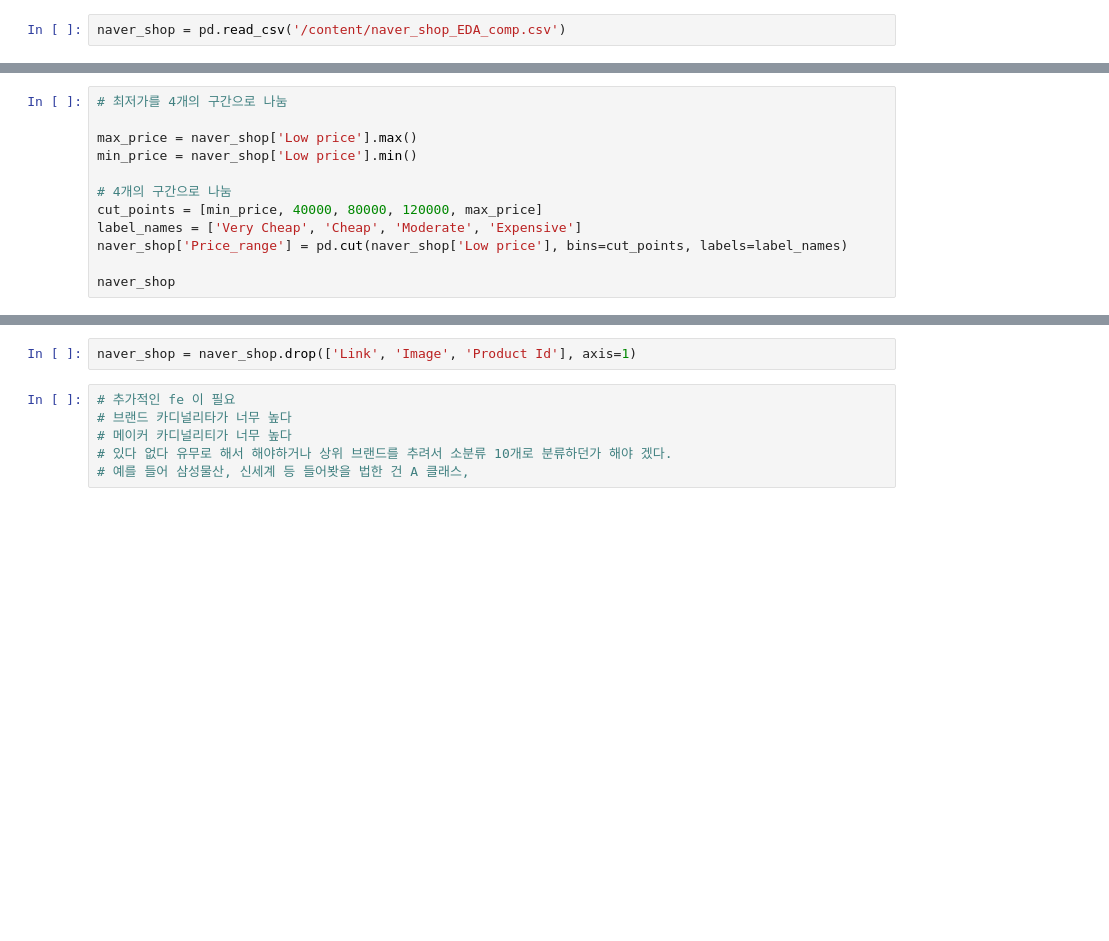
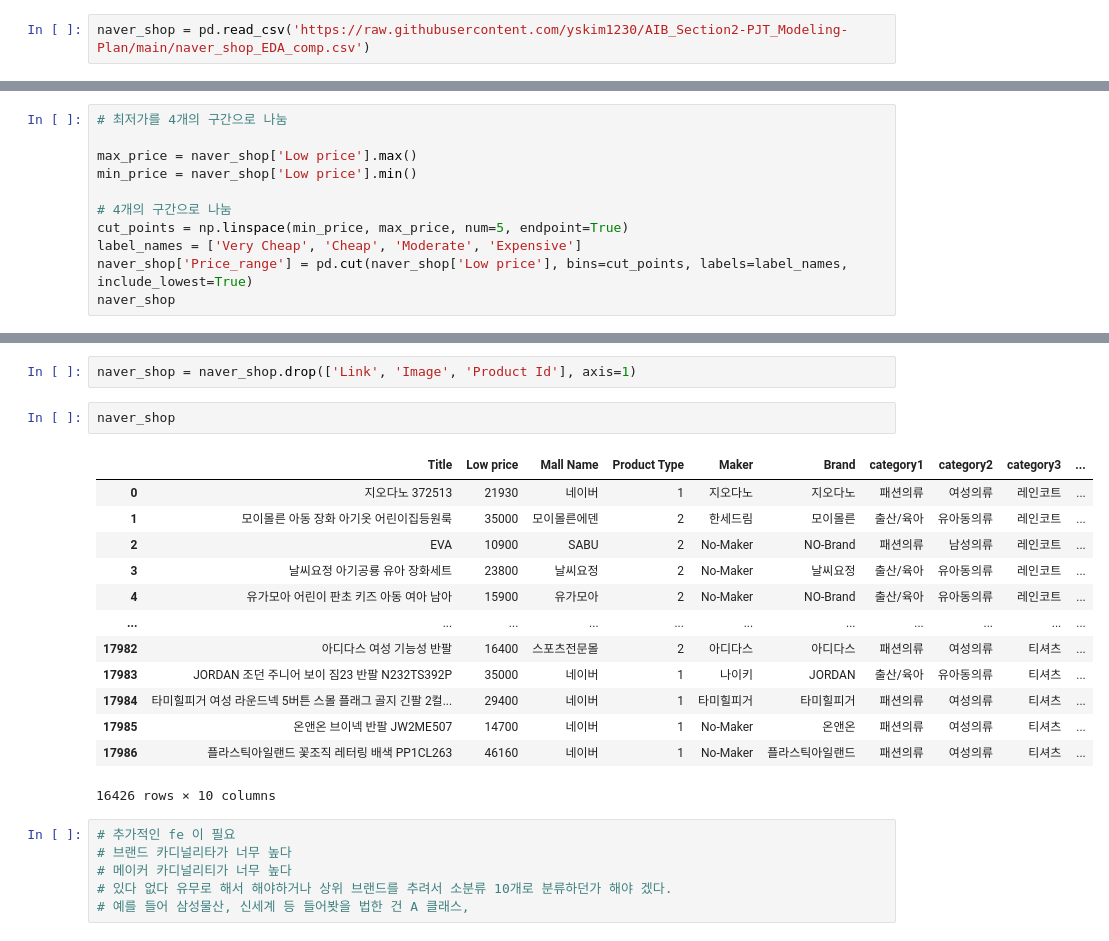
Before and after one commit to yskim1230/AIB_Section2-PJT_Modeling-Plan, a Jupyter notebook: Section2_Project_EDA.ipynb, the cells around one changed output, grey strips where cells are left out. Cells and saved outputs as stored; diff of their text form; blank space fills up the shorter version.

```diff
--- a/Section2_Project_EDA.ipynb
+++ b/Section2_Project_EDA.ipynb
@@ -551,7 +551,7 @@ memory usage: 1.6+ MB
 # 기초 전처리 완료 및 백업
 naver_shop.to_csv('naver_shop_EDA_comp.csv', index=False)
 # %%
-naver_shop = pd.read_csv('/content/naver_shop_EDA_comp.csv')
+naver_shop = pd.read_csv('https://raw.githubusercontent.com/yskim1230/AIB_Section2-PJT_Modeling-Plan/main/naver_shop_EDA_comp.csv')
 # %% [markdown]
 # Featuer Engineering
 
@@ -649,9 +645,8 @@ max_price = naver_shop['Low price'].max()
 min_price = naver_shop['Low price'].min()
 
 # 4개의 구간으로 나눔
-cut_points = [min_price, 40000, 80000, 120000, max_price]
+cut_points = np.linspace(min_price, max_price, num=5, endpoint=True)
 label_names = ['Very Cheap', 'Cheap', 'Moderate', 'Expensive']
-naver_shop['Price_range'] = pd.cut(naver_shop['Low price'], bins=cut_points, labels=label_names)
-
+naver_shop['Price_range'] = pd.cut(naver_shop['Low price'], bins=cut_points, labels=label_names, include_lowest=True)
 naver_shop
 # %% [output]
@@ -676,5 +666,21 @@ See the caveats in the documentation: https://pandas.pydata.org/pandas-docs/stab
 # %%
 naver_shop = naver_shop.drop(['Link', 'Image', 'Product Id'], axis=1)
+# %%
+naver_shop
+# %% [output]
+|  | Title | Low price | Mall Name | Product Type | Maker | Brand | category1 | category2 | category3 | ... |
+| 0 | 지오다노 372513 | 21930 | 네이버 | 1 | 지오다노 | 지오다노 | 패션의류 | 여성의류 | 레인코트 | ... |
+| 1 | 모이몰른 아동 장화 아기옷 어린이집등원룩 | 35000 | 모이몰른에덴 | 2 | 한세드림 | 모이몰른 | 출산/육아 | 유아동의류 | 레인코트 | ... |
+| 2 | EVA | 10900 | SABU | 2 | No-Maker | NO-Brand | 패션의류 | 남성의류 | 레인코트 | ... |
+| 3 | 날씨요정 아기공룡 유아 장화세트 | 23800 | 날씨요정 | 2 | No-Maker | 날씨요정 | 출산/육아 | 유아동의류 | 레인코트 | ... |
+| 4 | 유가모아 어린이 판초 키즈 아동 여아 남아 | 15900 | 유가모아 | 2 | No-Maker | NO-Brand | 출산/육아 | 유아동의류 | 레인코트 | ... |
+| ... | ... | ... | ... | ... | ... | ... | ... | ... | ... | ... |
+| 17982 | 아디다스 여성 기능성 반팔 | 16400 | 스포츠전문몰 | 2 | 아디다스 | 아디다스 | 패션의류 | 여성의류 | 티셔츠 | ... |
+| 17983 | JORDAN 조던 주니어 보이 짐23 반팔 N232TS392P | 35000 | 네이버 | 1 | 나이키 | JORDAN | 출산/육아 | 유아동의류 | 티셔츠 | ... |
+| 17984 | 타미힐피거 여성 라운드넥 5버튼 스몰 플래그 골지 긴팔 2컬... | 29400 | 네이버 | 1 | 타미힐피거 | 타미힐피거 | 패션의류 | 여성의류 | 티셔츠 | ... |
+| 17985 | 온앤온 브이넥 반팔 JW2ME507 | 14700 | 네이버 | 1 | No-Maker | 온앤온 | 패션의류 | 여성의류 | 티셔츠 | ... |
+| 17986 | 플라스틱아일랜드 꽃조직 레터링 배색 PP1CL263 | 46160 | 네이버 | 1 | No-Maker | 플라스틱아일랜드 | 패션의류 | 여성의류 | 티셔츠 | ... |
+16426 rows × 10 columns
 # %%
 # 추가적인 fe 이 필요
 # 브랜드 카디널리타가 너무 높다
```
Also changed, not shown: parts of 15 cells of this notebook.
